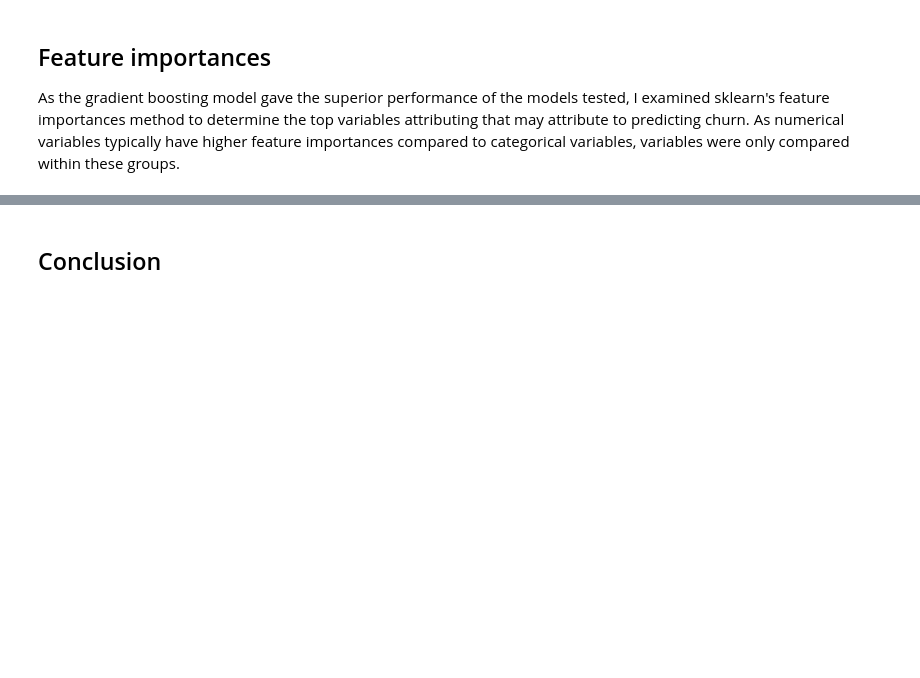
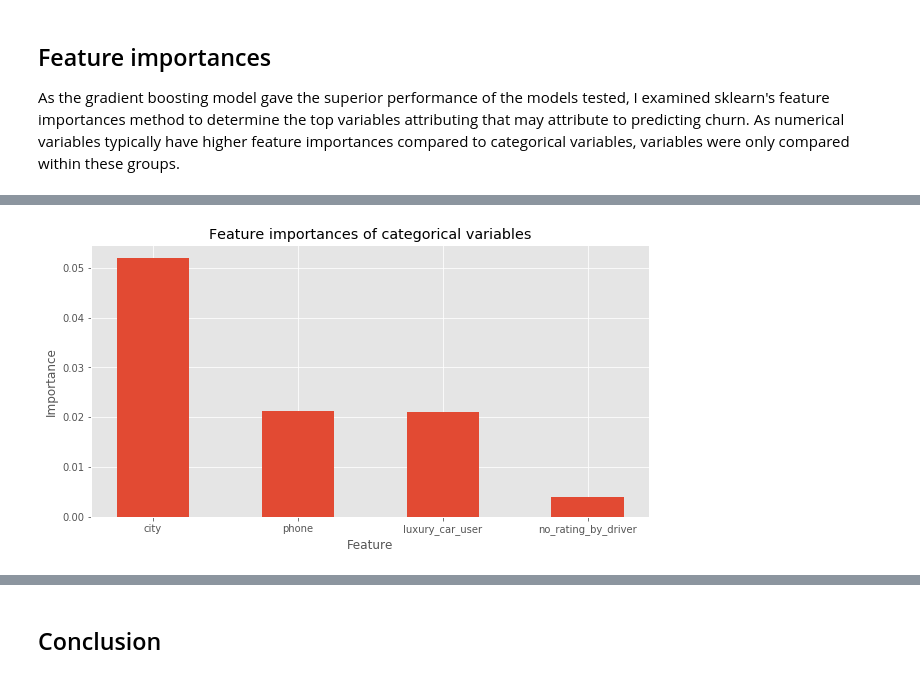
Before and after one commit to m3ngineer/ride-share, a Jupyter notebook: ride-share.ipynb, the cells around one changed output, grey strips where cells are left out. Saved outputs shown, nothing was run; the diff lists cells and outputs as text; code cells hidden in the pictures; blank space fills up the shorter version.

```diff
--- a/ride-share.ipynb
+++ b/ride-share.ipynb
@@ -361,0 +348,16 @@ trip in first 30 days
+# %%
+# Feature importances of categorical variables
+feat_import_cat = feat_imports.loc[['luxury_car_user', 'no_rating_by_driver', 'city_Astapor', "city_King's Landing",
+       'city_Winterfell', 'phone_Android', 'phone_Unknown', 'phone_iPhone']]
+feat_import_cat.loc['city'] = feat_import_cat.loc['city_Astapor'] + feat_import_cat.loc["city_King's Landing"] + feat_import_cat.loc['city_Winterfell']
+feat_import_cat.loc['phone'] = feat_import_cat.loc['phone_Android'] + feat_import_cat.loc["phone_Unknown"] + feat_import_cat.loc['phone_iPhone']
+feat_import_cat.drop(['city_Astapor', "city_King's Landing", 'city_Winterfell', 'phone_Android', 'phone_Unknown', 'phone_iPhone'], inplace=True)
+feat_import_cat = feat_import_cat.sort_values(ascending=False)
+
+plt.figure(figsize=(10,5))
+plt.bar(feat_import_cat.index, feat_import_cat.values.ravel(), width=0.5)
+plt.title('Feature importances of categorical variables')
+plt.xlabel('Feature')
+plt.ylabel('Importance');
+# %% [output]
+[figure, added]
```
Also changed, not shown: parts of 11 cells of this notebook.
